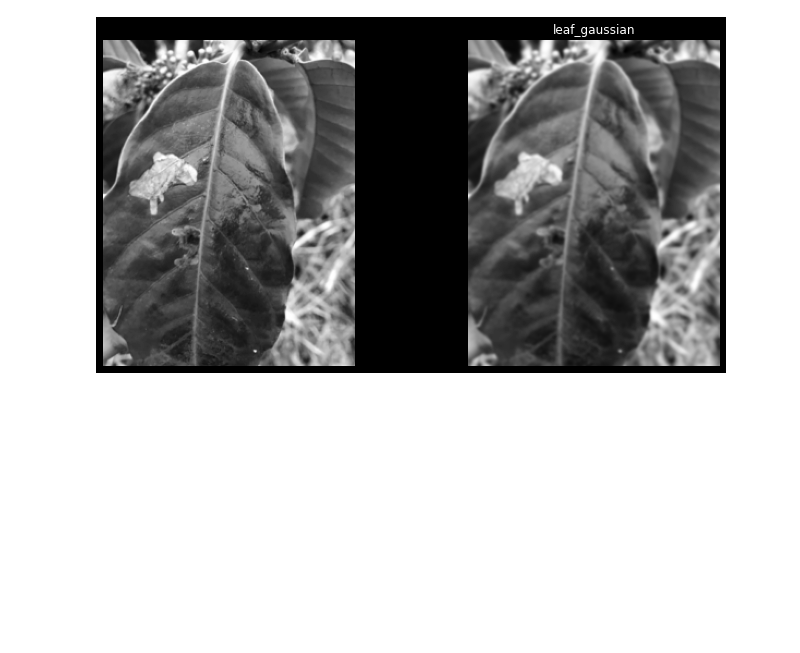
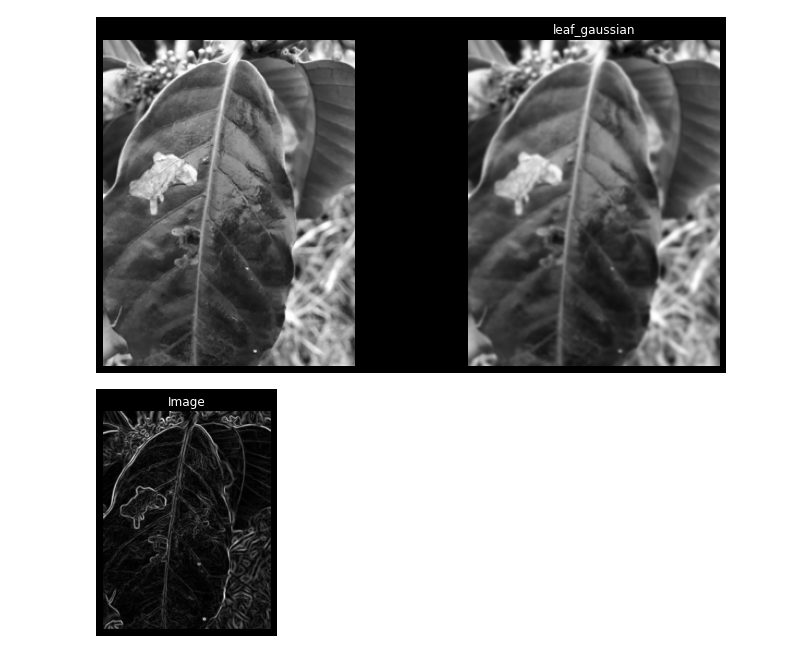
Before and after one commit to renan-lemes/python_labs, a Jupyter notebook: ProcessingImage/img.ipynb, the cells around one changed output. Drawn from its saved outputs; the diff is of its cells as text; code cells hidden in the pictures; blank space fills up the shorter version.

```diff
--- a/ProcessingImage/img.ipynb
+++ b/ProcessingImage/img.ipynb
@@ -177,0 +180,5 @@ plot_comparison(img_peste_cafe_gray, gaussian_leaf, 'leaf_gaussian')
+# %%
+sobel_img = sobel(img_peste_cafe_gray)
+show_image(sobel_img)
+# %% [output]
+[figure, added]
```
Also changed, not shown: parts of 1 cell of this notebook.
